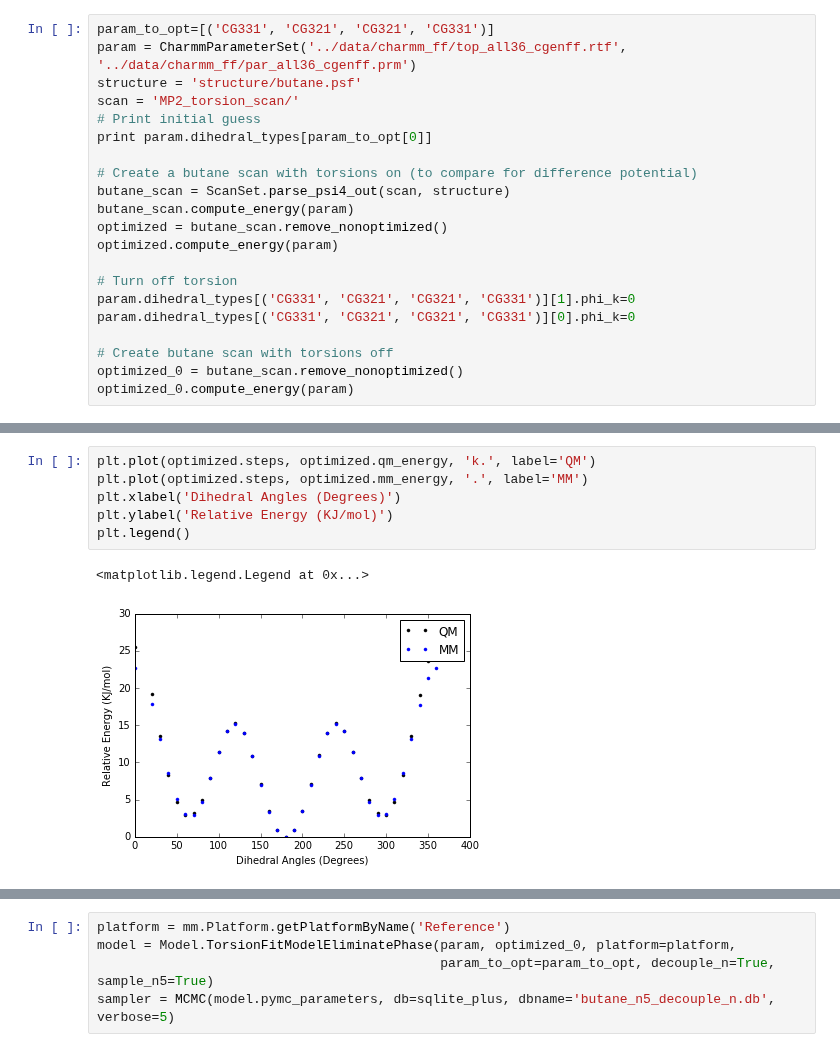
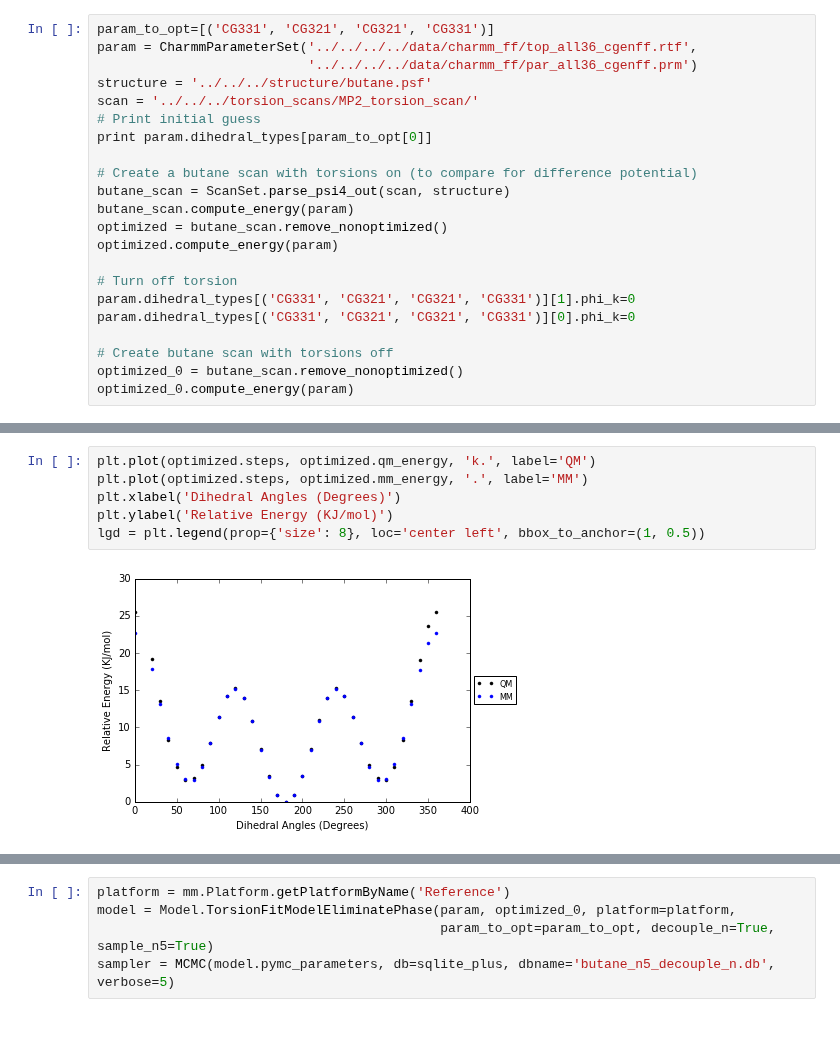
Before and after one commit to choderalab/torsionfit, a Jupyter notebook: examples/butane/sampling_torsions/c_c_c_c_torsion/decouple_n5/decouple_n_n5.ipynb, the cells around one changed output, grey strips where cells are left out. Drawn from its saved outputs; the diff is of its cells as text.

```diff
--- a/examples/butane/sampling_torsions/c_c_c_c_torsion/decouple_n5/decouple_n_n5.ipynb
+++ b/examples/butane/sampling_torsions/c_c_c_c_torsion/decouple_n5/decouple_n_n5.ipynb
@@ -12,8 +17,9 @@ from matplotlib.backends.backend_pdf import PdfPages
 # %%
 param_to_opt=[('CG331', 'CG321', 'CG321', 'CG331')]
-param = CharmmParameterSet('../data/charmm_ff/top_all36_cgenff.rtf', '../data/charmm_ff/par_all36_cgenff.prm')
-structure = 'structure/butane.psf'
-scan = 'MP2_torsion_scan/'
+param = CharmmParameterSet('../../../../data/charmm_ff/top_all36_cgenff.rtf',
+                           '../../../../data/charmm_ff/par_all36_cgenff.prm')
+structure = '../../../structure/butane.psf'
+scan = '../../../torsion_scans/MP2_torsion_scan/'
 # Print initial guess
 print param.dihedral_types[param_to_opt[0]]
 
@@ -51,12 +57,11 @@ Warning: Optimizer failed for /Users/chayastern/src/ChayaSt/Torsions/examples/bu
 # %%
 plt.plot(optimized.steps, optimized.qm_energy, 'k.', label='QM')
 plt.plot(optimized.steps, optimized.mm_energy, '.', label='MM')
 plt.xlabel('Dihedral Angles (Degrees)')
 plt.ylabel('Relative Energy (KJ/mol)')
-plt.legend()
+lgd = plt.legend(prop={'size': 8}, loc='center left', bbox_to_anchor=(1, 0.5))
 # %% [output]
-<matplotlib.legend.Legend at 0x...>
-[figure, old version]
+[figure, new version]
 # %%
 plt.plot(optimized_0.steps, optimized_0.delta_energy-min(optimized_0.delta_energy), label='Torsion off')
 plt.plot(optimized.steps, optimized.delta_energy-min(optimized.delta_energy), label='Torsion on')
```
Also changed, not shown: parts of 17 cells of this notebook, 29 other files.
